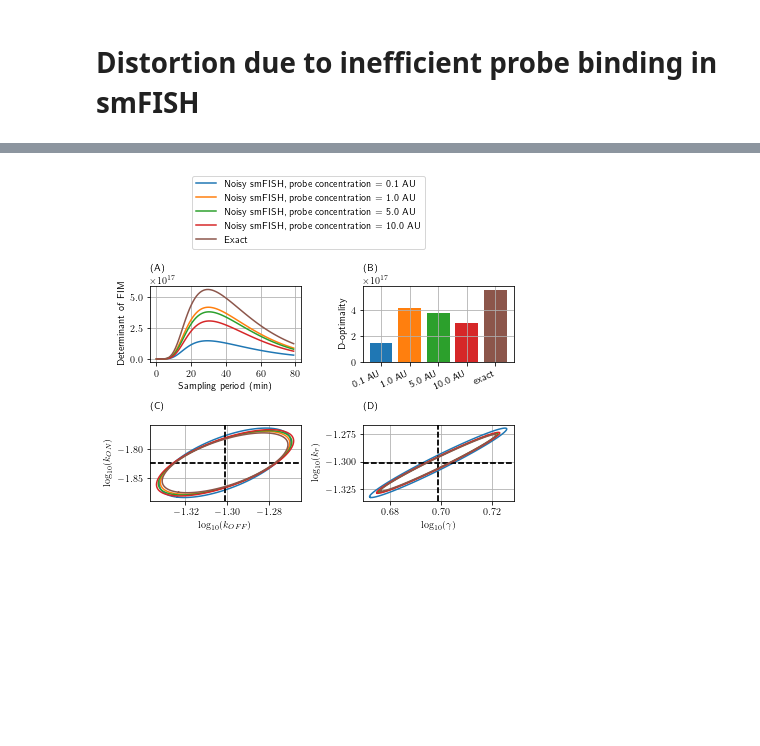
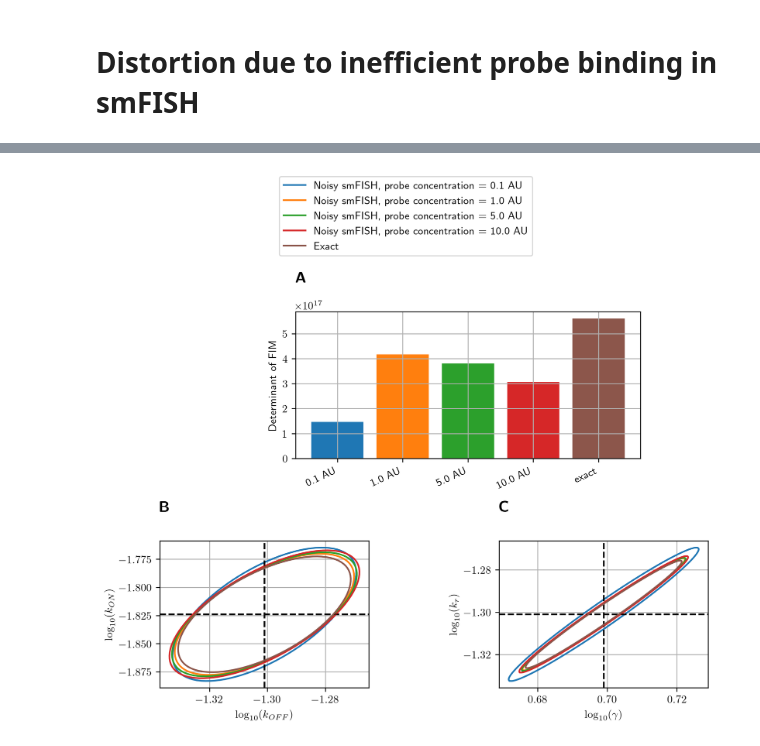
Before and after one commit to voduchuy/NoisyMeasurementFIM, a Jupyter notebook: bursting_gene/bursting_gene_plots.ipynb, the cells around one changed output, grey strips where cells are left out. Saved outputs shown, nothing was run; the diff lists cells and outputs as text; code cells hidden in the pictures; blank space fills up the shorter version.

```diff
--- a/bursting_gene/bursting_gene_plots.ipynb
+++ b/bursting_gene/bursting_gene_plots.ipynb
@@ -206,9 +132,10 @@ fig.savefig("figs/bursting_mixture_dopt.png", dpi=300, bbox_inches="tight")
 # %% [markdown]
 ## Heatmaps for the probability kernels
 # %%
+import matplotlib.colors as Colors
 pdos = {}
 yranges = {}
-for s in ["binomial", "binomial_state_dep", "poisson", "binomial_poisson", "flowcyt"]:
+for s in ["binomial", "binomial_state_dep", "poisson_noise", "poisson_observation", "flowcyt"]:
     with np.load(f'results/distortion_matrix_{s}.npz') as data:
         pdos[s] = data['C']
         yranges[s] = data['yrange']
@@ -236,7 +163,7 @@ axs[4].set_ylabel('Fluorescence intensity (AU)')
 models = ['Missing spots (uniform)',
           'Missing spots (varying)',
           "Additive Poisson noise",
-          'Missing spots + Poisson noise',
+          'Poisson Observation',
           'Integrated intensity']
 for j in range(len(models)):
     axs[j].set_title(rf'\textbf{{{models[j]}}}', ha='center')
@@ -414,20 +371,20 @@ with np.load("results/double_cell_fims.npz", allow_pickle=True) as _:
 from textwrap import fill
 
 with np.load("results/double_cell_mle_fits.npz") as _:
-    exact_data_fits = _["exact_data_fits"]
-    distorted_data_fits = _["distorted_data_fits"]
+    corrected_data_fits = _["exact_data_fits"]
+    uncorrected_data_fits = _["distorted_data_fits"]
 
 fig, axs = plt.subplots(1,2)
 fig.set_size_inches(5,3)
 fig.set_tight_layout(True)
 
-exact_fits_cov = np.cov(exact_data_fits, rowvar=False)
-distorted_fits_cov = np.cov(distorted_data_fits, rowvar=False)
+exact_fits_cov = np.cov(corrected_data_fits, rowvar=False)
+distorted_fits_cov = np.cov(uncorrected_data_fits, rowvar=False)
 for i, pair in enumerate([[0, 1], [2, 3]]):
     axs[i].grid(True)
     #
-    axs[i].scatter(exact_data_fits[:, pair[0]], exact_data_fits[:, pair[1]], 1, color="darkgreen", label="Fits to noise-free smFISH")
-    axs[i].scatter(distorted_data_fits[:, pair[0]], distorted_data_fits[:, pair[1]], 1, color="red", label="Fits to smFISH with mis-segmentation", marker="x")
+    axs[i].scatter(corrected_data_fits[:, pair[0]], corrected_data_fits[:, pair[1]], 1, color="darkgreen", label="Fits to noise-free smFISH")
+    axs[i].scatter(uncorrected_data_fits[:, pair[0]], uncorrected_data_fits[:, pair[1]], 1, color="red", label="Fits to smFISH with mis-segmentation", marker="x")
 
     plotConfidenceEllipse(np.linalg.inv(exact_fits_cov),
                   3,
@@ -552,43 +509,49 @@ fig.savefig("figs/probe_binding_pdos.png", dpi=300, bbox_inches="tight")
 # %%
 with np.load("results/fim_probe_binding.npz", allow_pickle=True) as _:
     fims_probe = _["fim_multi_cells_times"][()]
     dets_probe = _["det_fim_multi_cells_times"][()]
     optdt_probe = _["opt_dts"][()]
 
-fig, axs = plt.subplots(2, 2)
-fig.set_size_inches(6, 4)
-fig.set_tight_layout(True)
+dtToPlot = 30
+
+
+fig = plt.figure(figsize=(8, 6), dpi=300, tight_layout=True)
+axs = list(fig.subplot_mosaic(
+"""
+..AAAAAA.
+..AAAAAA.
+BBBB.CCCC
+BBBB.CCCC
+"""
+).values())
+
 cm = plt.cm.get_cmap("tab10")
 for i, level in enumerate(probeLevels):
     color = cm(i)#cm(level/max(probeLevels))
-    axs[0, 0].plot(dets_probe[level], color=color, label=f"Noisy smFISH, probe concentration = {level} AU")
-    axs[0, 1].bar(i, dets_probe[level][optdt_probe[level]], color=color)
-    plotConfidenceEllipse(fim=fims_probe[level][optdt_probe[level]], num_sigma=3, color=color, ax=axs[1, 0], theta=np.log10(theta), par_idx=[0, 1])
-    plotConfidenceEllipse(fim=fims_probe[level][optdt_probe[level]], num_sigma=3, color=color, ax=axs[1, 1], theta=np.log10(theta), par_idx=[2, 3])
+    axs[0].bar(i, dets_probe[level][dtToPlot], color=color)
+    plotConfidenceEllipse(fim=fims_probe[level][dtToPlot], num_sigma=3, color=color, ax=axs[1], theta=np.log10(theta), par_idx=[0, 1], label=f"Noisy smFISH, probe concentration = {level} AU")
+    plotConfidenceEllipse(fim=fims_probe[level][dtToPlot], num_sigma=3, color=color, ax=axs[2], theta=np.log10(theta), par_idx=[2, 3])
 
-axs[0, 0].plot(det_fim_multi_cells_times['exact'], color=cm(5), label="Exact")
-axs[0, 1].bar(4, det_fim_multi_cells_times['exact'][opt_rates["exact"]], color=cm(5))
-plotConfidenceEllipse(fim=fim_multi_cells_times["exact"][opt_rates["exact"]], num_sigma=3, color=cm(5), ax=axs[1, 0], theta=np.log10(theta), par_idx=[0, 1])
-plotConfidenceEllipse(fim=fim_multi_cells_times["exact"][opt_rates["exact"]], num_sigma=3, color=cm(5), ax=axs[1, 1], theta=np.log10(theta), par_idx=[2, 3])
+axs[0].bar(4, det_fim_multi_cells_times['exact'][dtToPlot], color=cm(5))
+plotConfidenceEllipse(fim=fim_multi_cells_times["exact"][dtToPlot], num_sigma=3, color=cm(5), ax=axs[1], theta=np.log10(theta), par_idx=[0, 1], label="Exact")
+plotConfidenceEllipse(fim=fim_multi_cells_times["exact"][dtToPlot], num_sigma=3, color=cm(5), ax=axs[2], theta=np.log10(theta), par_idx=[2, 3])
 
-axs[0, 0].set_xlabel("Sampling period (min)")
-axs[0, 0].set_ylabel("Determinant of FIM")
-axs[0, 1].set_ylabel("D-optimality")
-axs[0, 1].set_xticks(range(5))
-axs[0, 1].set_xticklabels([f"{level} AU" for level in probeLevels] + ["exact"], rotation=25, ha='right')
+axs[0].set_ylabel("Determinant of FIM")
+axs[0].set_xticks(range(5))
+axs[0].set_xticklabels([f"{level} AU" for level in probeLevels] + ["exact"], rotation=25, ha='right')
 
-axs[1, 0].set_ylabel('$\log_{10}({k_{ON}})$')
-axs[1, 0].set_xlabel('$\log_{10}({k_{OFF}})$')
-axs[1, 1].set_ylabel('$\log_{10}({k_{r}})$')
-axs[1, 1].set_xlabel('$\log_{10}({\gamma})$')
+axs[1].set_ylabel('$\log_{10}({k_{ON}})$')
+axs[1].set_xlabel('$\log_{10}({k_{OFF}})$')
+axs[2].set_ylabel('$\log_{10}({k_{r}})$')
+axs[2].set_xlabel('$\log_{10}({\gamma})$')
 
-for ax in axs.flatten():
+for ax in axs:
     ax.grid(True)
 
-h, l = axs[0, 0].get_legend_handles_labels()
+h, l = axs[1].get_legend_handles_labels()
 fig.legend(h, l, loc="lower center", bbox_to_anchor=(0, 1, 1, 1))
 labelAxes(axs)
 
 fig.savefig("figs/bursting_probe_cme.png", dpi=300, bbox_inches="tight")
 # %% [output]
-[figure, old version]
+[figure, new version]
```
Also changed, not shown: parts of 17 cells of this notebook, 11 other files.
